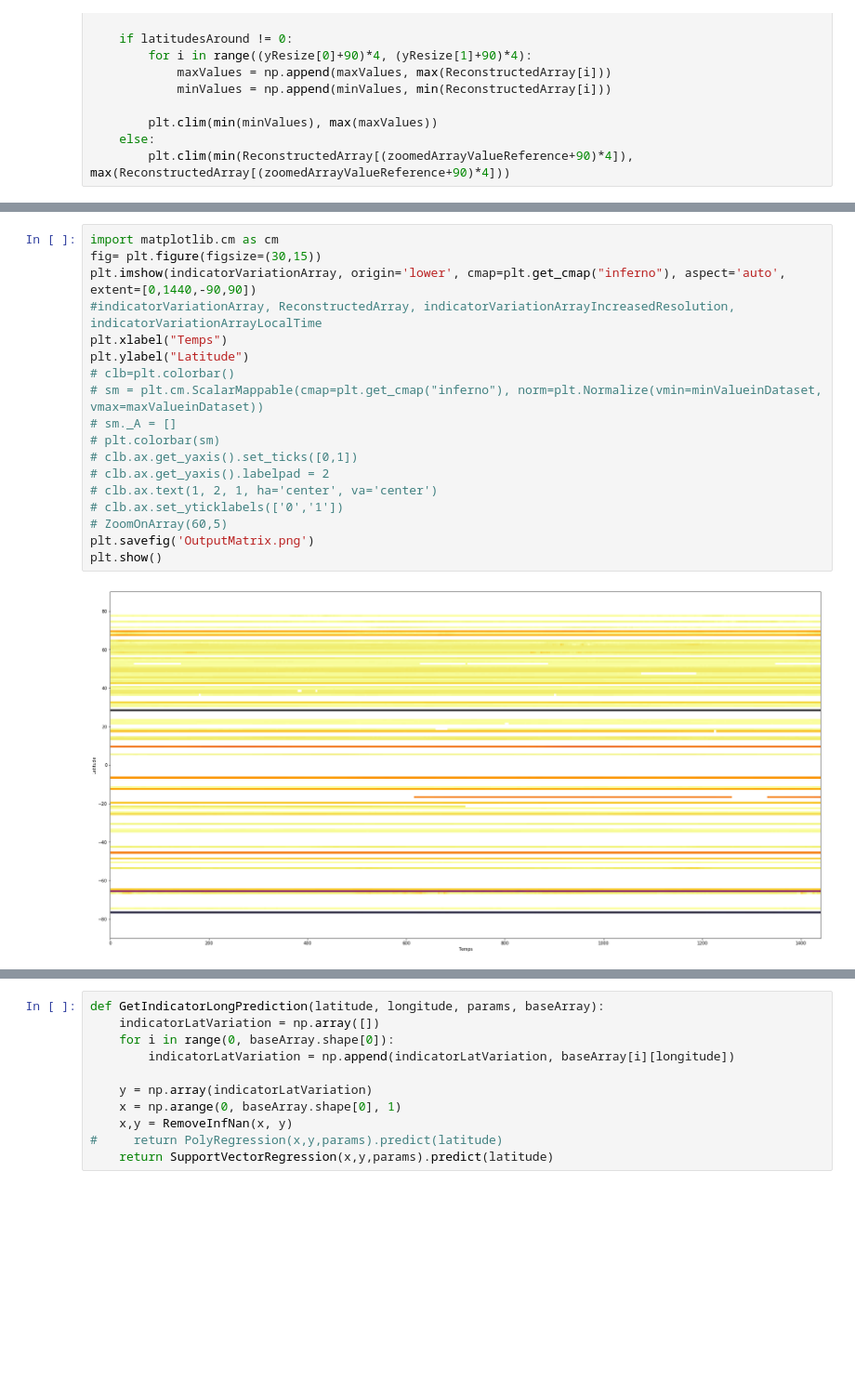
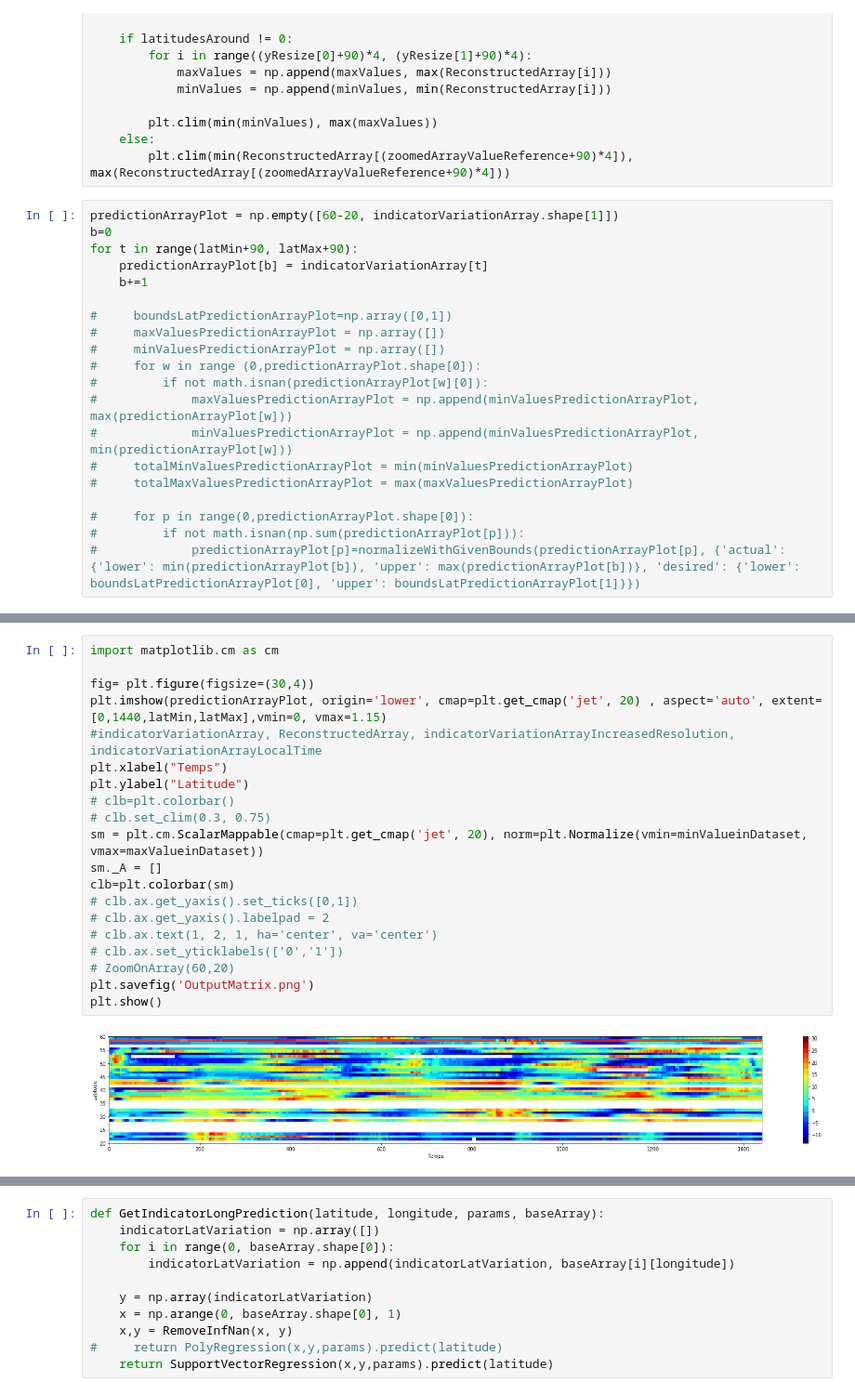
Before and after one commit to Pierre-LaurentC/IonosphericSignalRecontruction, a Jupyter notebook: SignalReconstruction.ipynb, the cells around one changed output, grey strips where cells are left out. Shown: that part at 93% size. Saved outputs shown, nothing was run; the diff lists cells and outputs as text; blank space fills up the shorter version.

Commit message:
Making predictions for specific latitudes
Now possible to choose in which gap of latitude we want to make a prediction

```diff
--- a/SignalReconstruction.ipynb
+++ b/SignalReconstruction.ipynb
@@ -373,3 +395,23 @@ def ZoomOnArray(zoomedArrayValueReference, latitudesAround):
         plt.clim(min(minValues), max(maxValues))
     else:
         plt.clim(min(ReconstructedArray[(zoomedArrayValueReference+90)*4]), max(ReconstructedArray[(zoomedArrayValueReference+90)*4]))
+# %%
+predictionArrayPlot = np.empty([60-20, indicatorVariationArray.shape[1]])
+b=0
+for t in range(latMin+90, latMax+90):
+    predictionArrayPlot[b] = indicatorVariationArray[t]
+    b+=1
+
+#     boundsLatPredictionArrayPlot=np.array([0,1])
+#     maxValuesPredictionArrayPlot = np.array([])
+#     minValuesPredictionArrayPlot = np.array([])
+#     for w in range (0,predictionArrayPlot.shape[0]):
+#         if not math.isnan(predictionArrayPlot[w][0]):
+#             maxValuesPredictionArrayPlot = np.append(minValuesPredictionArrayPlot, max(predictionArrayPlot[w]))
+#             minValuesPredictionArrayPlot = np.append(minValuesPredictionArrayPlot, min(predictionArrayPlot[w]))
+#     totalMinValuesPredictionArrayPlot = min(minValuesPredictionArrayPlot)
+#     totalMaxValuesPredictionArrayPlot = max(maxValuesPredictionArrayPlot)
+
+#     for p in range(0,predictionArrayPlot.shape[0]):
+#         if not math.isnan(np.sum(predictionArrayPlot[p])):
+#             predictionArrayPlot[p]=normalizeWithGivenBounds(predictionArrayPlot[p], {'actual': {'lower': min(predictionArrayPlot[b]), 'upper': max(predictionArrayPlot[b])}, 'desired': {'lower': boundsLatPredictionArrayPlot[0], 'upper': boundsLatPredictionArrayPlot[1]}})
@@ -376,20 +438,22 @@ def ZoomOnArray(zoomedArrayValueReference, latitudesAround):
 # %%
 import matplotlib.cm as cm
-fig= plt.figure(figsize=(30,15))
-plt.imshow(indicatorVariationArray, origin='lower', cmap=plt.get_cmap("inferno"), aspect='auto', extent=[0,1440,-90,90])
+
+fig= plt.figure(figsize=(30,4))
+plt.imshow(predictionArrayPlot, origin='lower', cmap=plt.get_cmap('jet', 20) , aspect='auto', extent=[0,1440,latMin,latMax],vmin=0, vmax=1.15)
 #indicatorVariationArray, ReconstructedArray, indicatorVariationArrayIncreasedResolution, indicatorVariationArrayLocalTime
 plt.xlabel("Temps")
 plt.ylabel("Latitude")
 # clb=plt.colorbar()
-# sm = plt.cm.ScalarMappable(cmap=plt.get_cmap("inferno"), norm=plt.Normalize(vmin=minValueinDataset, vmax=maxValueinDataset))
-# sm._A = []
-# plt.colorbar(sm)
+# clb.set_clim(0.3, 0.75)
+sm = plt.cm.ScalarMappable(cmap=plt.get_cmap('jet', 20), norm=plt.Normalize(vmin=minValueinDataset, vmax=maxValueinDataset))
+sm._A = []
+clb=plt.colorbar(sm)
 # clb.ax.get_yaxis().set_ticks([0,1])
 # clb.ax.get_yaxis().labelpad = 2
 # clb.ax.text(1, 2, 1, ha='center', va='center')
 # clb.ax.set_yticklabels(['0','1'])
-# ZoomOnArray(60,5)
+# ZoomOnArray(60,20)
 plt.savefig('OutputMatrix.png')
 plt.show()
 # %% [output]
-[figure, old version]
+[figure, new version]
```
Also changed, not shown: parts of 18 cells of this notebook, 1 other file.
